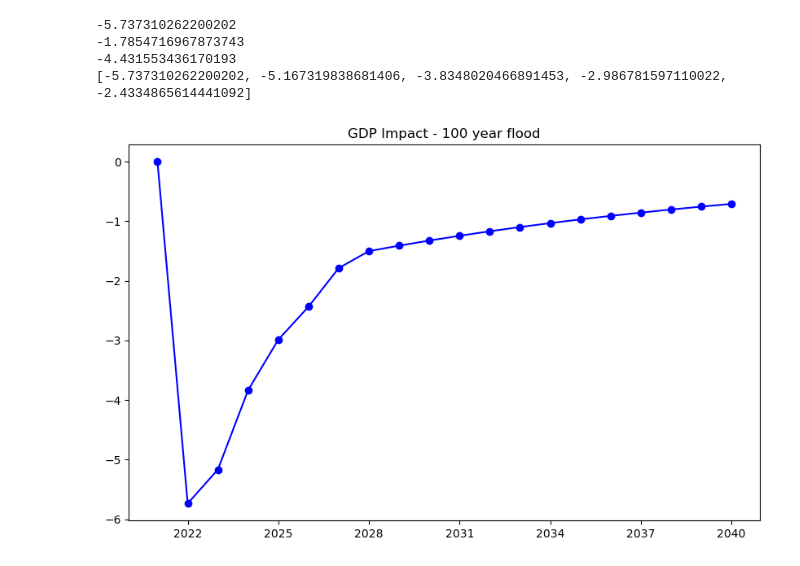
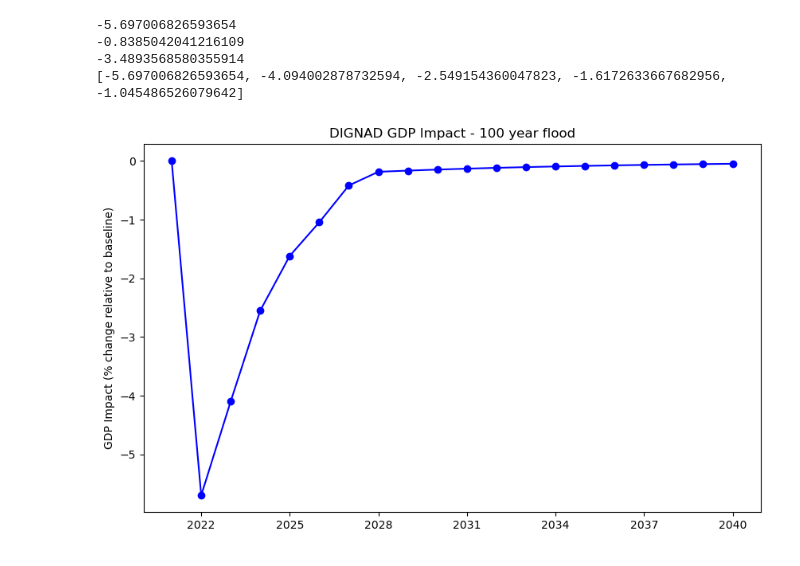
Before and after one commit to mvbnffc/sovereign-risk-tha, a Jupyter notebook: jupyter/flood_risk_DIGNAD_implementation.ipynb, the cells around one changed output. Saved outputs shown, nothing was run; the diff lists cells and outputs as text; code cells hidden in the pictures.

Commit message:
update DIGNAD code

```diff
--- a/jupyter/flood_risk_DIGNAD_implementation.ipynb
+++ b/jupyter/flood_risk_DIGNAD_implementation.ipynb
@@ -19,6 +25,5 @@ clayton_copula_models, ordered_basins = model_dependence()
 # %%
-### STEP 2: Load and clean risk data
-risk_data_file = r"D:\projects\sovereign-risk\Thailand\analysis\flood\risk_analysis\dignad\exposure\risk_basin_zonal_sum.csv"
+risk_data_file = r"D:\projects\sovereign-risk\Thailand\analysis\flood\risk_analysis\dignad\urban\risk_basin_zonal_sum.csv"
 risk_data = pd.read_csv(risk_data_file)
 # Add columne for annual exceedance probability
 risk_data['AEP'] = 1 / risk_data['RP']
@@ -103,10 +155,6 @@ losses, tradable, nontradable, public, private, share_tradable = dignad_loss_pro
 # %%
-### STEP 6: Run DIGNAD
-# Calculate exceedance probabilities
-num_losses = len(losses)
-exceedance_probabilities = np.arange(num_losses, 0, -1) / num_losses
 # User inpnuts ######
-calibration_csv = r"D:\projects\sovereign-risk\Thailand\data\DIGNAD\inputs\THA_2010_calibration.csv"
+calibration_csv = r"D:\projects\sovereign-risk\Thailand\data\DIGNAD\inputs\THA_2022_calibration.csv"
 rp = 100
 nat_disaster_year = 2022
 recovery_period = 5 # years
@@ -122,0 +173,28 @@ gdp_impact, years = run_DIGNAD(calibration_csv, nat_disaster_year, recovery_peri
+# %%
+# Going to linearly interpolate in the first instance (based on values for Thailand from Matt)
+def sovereign_ratings(gdp_impact, max=True):
+    '''
+    function to return sovereign ratings impact.
+    takes as input the gdp_impact (assuming flood impact in 2022)
+    returns rating change, probability of default, and cost of debt
+    for max (returns max GDP loss), else returns 5 year average (after event).
+    '''
+    # Values from Matt
+    GDP_loss = [0, 4, 14]
+    rating_change = [0, 1.8, 8]
+    probability_of_default = [3.1, 4.8, 46]
+    cost_of_debt = [1.1, 1.5, 5.7]
+
+    # Convert to positive
+    gdp_impact = [i*-1 for i in gdp_impact]
+
+    if max:
+        gdp = np.max(gdp_impact)
+    else:
+        gdp = np.mean(gdp_impact[1:6])
+
+    rating = np.interp(gdp, GDP_loss, rating_change)
+    PoD = np.interp(gdp, GDP_loss, probability_of_default)
+    CoD = np.interp(gdp, GDP_loss, cost_of_debt)
+
+    return gdp, rating, PoD, CoD
@@ -123,22 +430,24 @@ gdp_impact, years = run_DIGNAD(calibration_csv, nat_disaster_year, recovery_peri
 # %%
-# Plot the data
+# Plot DIGNAD
 from matplotlib.ticker import MaxNLocator
 plt.figure(figsize=(10,6))
 plt.plot(years, gdp_impact, marker='o', linestyle='-', color='b', label='GDP losses')
-plt.title('GDP Impact - 100 year flood')
+plt.title('DIGNAD GDP Impact - 100 year flood')
+plt.ylabel('GDP Impact (% change relative to baseline)')
+# plt.axvline(2022, color='r')
 # Ensure x-axis shows whole numbers and every year
 ax = plt.gca()
 ax.xaxis.set_major_locator(MaxNLocator(integer=True))
 print(np.min(gdp_impact))
 print(np.mean(gdp_impact))
 print(np.mean(gdp_impact[1:5]))
 print(gdp_impact[1:6])
 # %% [output]
--5.737310262200202
--1.7854716967873743
--4.431553436170193
-[-5.737310262200202, -5.167319838681406, -3.8348020466891453, -2.986781597110022, -2.4334865614441092]
+-5.697006826593654
+-0.8385042041216109
+-3.4893568580355914
+[-5.697006826593654, -4.094002878732594, -2.549154360047823, -1.6172633667682956, -1.045486526079642]
-[figure, old version]
+[figure, new version]
 # %%
 ### EXTRA: SENSITIVITY ANALYSIS
 # What parameter are we going to assess sensitvity of?
```
Also changed, not shown: parts of 30 cells of this notebook, 1 other file.
